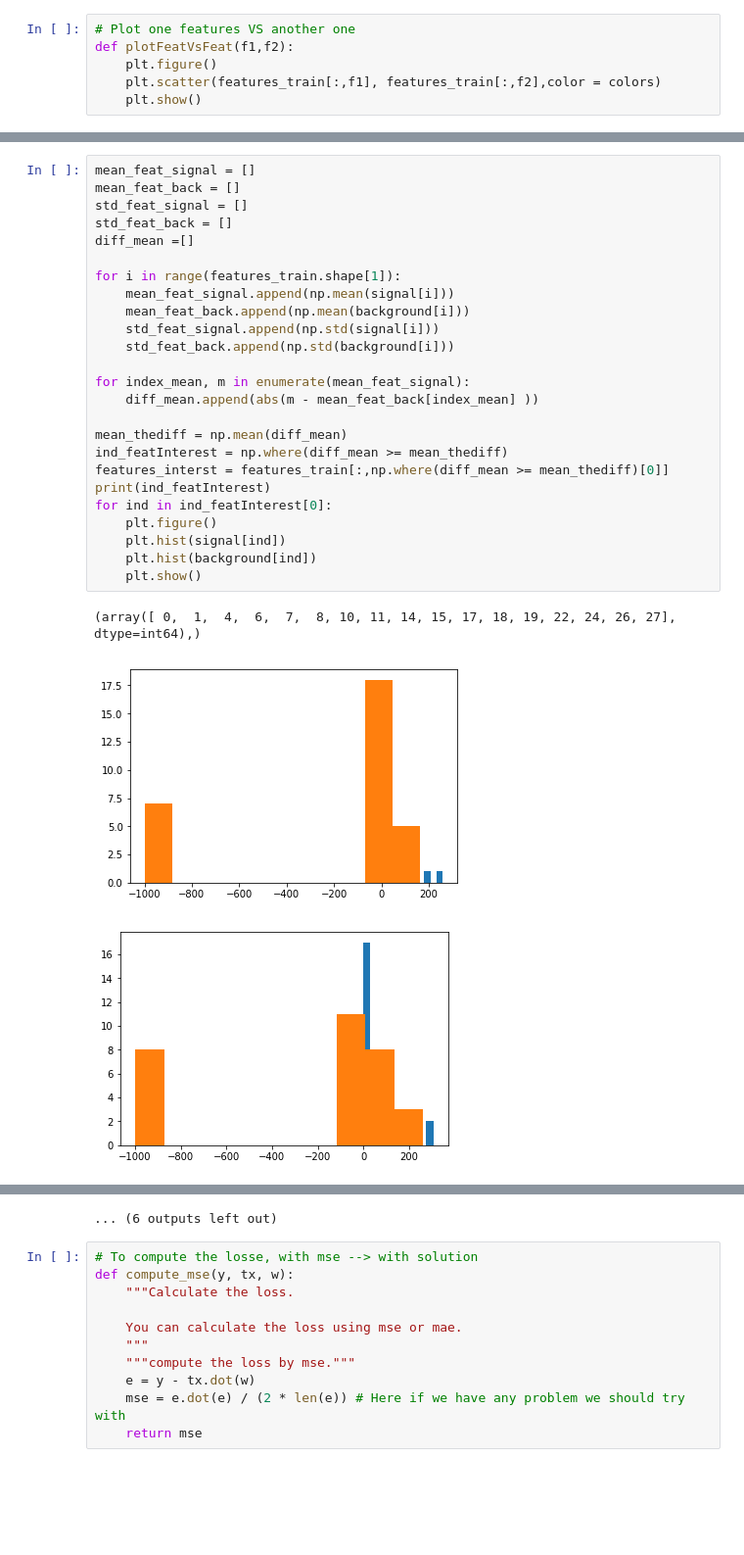
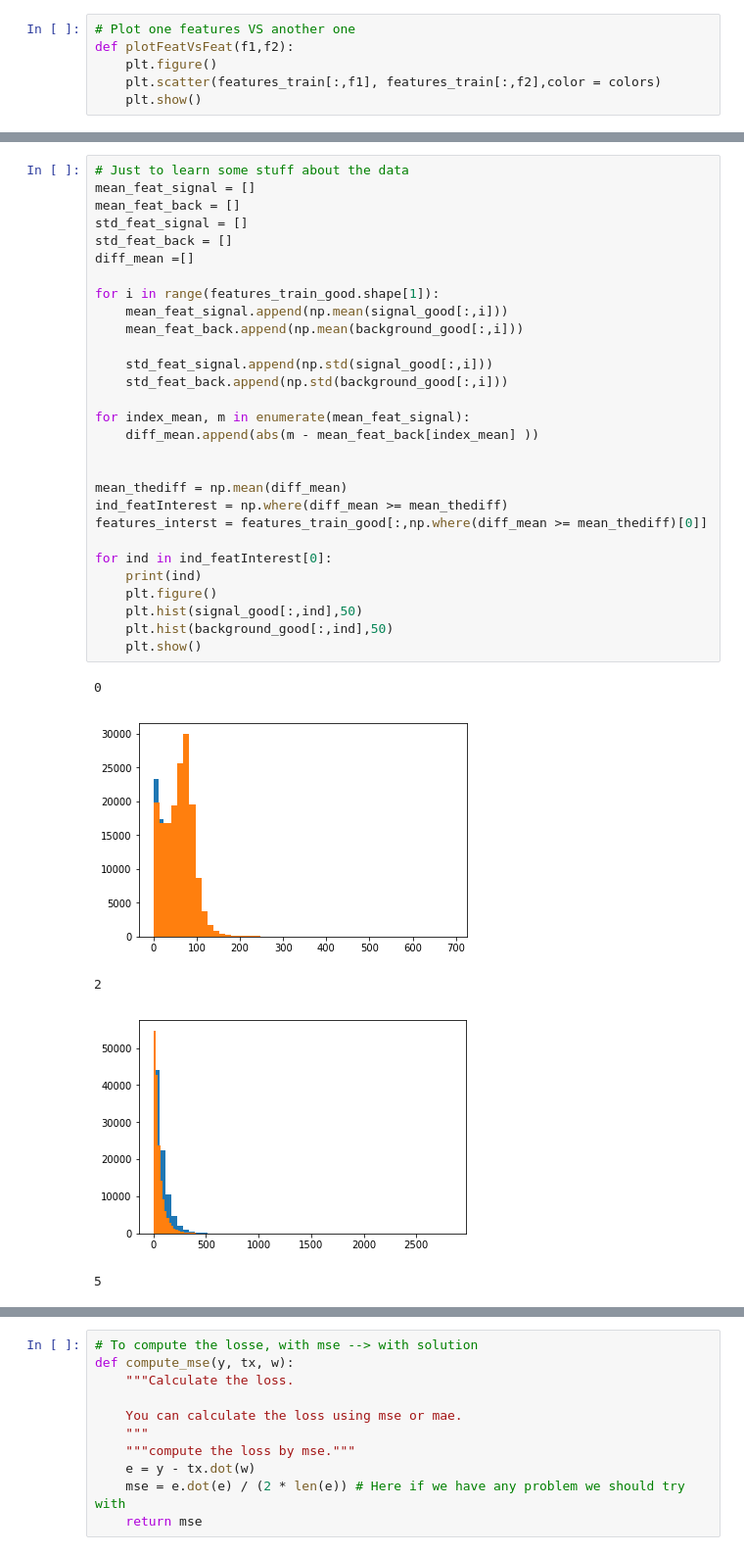
Before and after one commit to rastamoket/ML_project1, a Jupyter notebook: Notebook/Project1.ipynb, the cells around one changed output, grey strips where cells are left out. Shown at 98% size. Drawn from its saved outputs; the diff is of its cells as text; blank space fills up the shorter version.

```diff
--- a/Notebook/Project1.ipynb
+++ b/Notebook/Project1.ipynb
@@ -72,29 +133,35 @@ def plotFeatVsFeat(f1,f2):
 # %%
+# Just to learn some stuff about the data
 mean_feat_signal = []
 mean_feat_back = []
 std_feat_signal = []
 std_feat_back = []
 diff_mean =[]
 
-for i in range(features_train.shape[1]):
-    mean_feat_signal.append(np.mean(signal[i]))
-    mean_feat_back.append(np.mean(background[i]))
-    std_feat_signal.append(np.std(signal[i]))
-    std_feat_back.append(np.std(background[i]))
+for i in range(features_train_good.shape[1]):
+    mean_feat_signal.append(np.mean(signal_good[:,i]))
+    mean_feat_back.append(np.mean(background_good[:,i]))
+
+    std_feat_signal.append(np.std(signal_good[:,i]))
+    std_feat_back.append(np.std(background_good[:,i]))
 
 for index_mean, m in enumerate(mean_feat_signal):
     diff_mean.append(abs(m - mean_feat_back[index_mean] ))
 
+
 mean_thediff = np.mean(diff_mean)
 ind_featInterest = np.where(diff_mean >= mean_thediff)
-features_interst = features_train[:,np.where(diff_mean >= mean_thediff)[0]]
-print(ind_featInterest)
+features_interst = features_train_good[:,np.where(diff_mean >= mean_thediff)[0]]
+
 for ind in ind_featInterest[0]:
+    print(ind)
     plt.figure()
-    plt.hist(signal[ind])
-    plt.hist(background[ind])
+    plt.hist(signal_good[:,ind],50)
+    plt.hist(background_good[:,ind],50)
     plt.show()
 # %% [output]
-(array([ 0,  1,  4,  6,  7,  8, 10, 11, 14, 15, 17, 18, 19, 22, 24, 26, 27], dtype=int64),)
+0
-[figure, old version]
+[figure, new version]
+2
-[figure, old version]
+[figure, new version]
+5
@@ -110,4 +175,3 @@ for ind in ind_featInterest[0]:
-... (6 outputs left out)
 # %%
 # To compute the losse, with mse --> with solution
 def compute_mse(y, tx, w):
```
Also changed, not shown: parts of 6 cells of this notebook, 7 other files.
